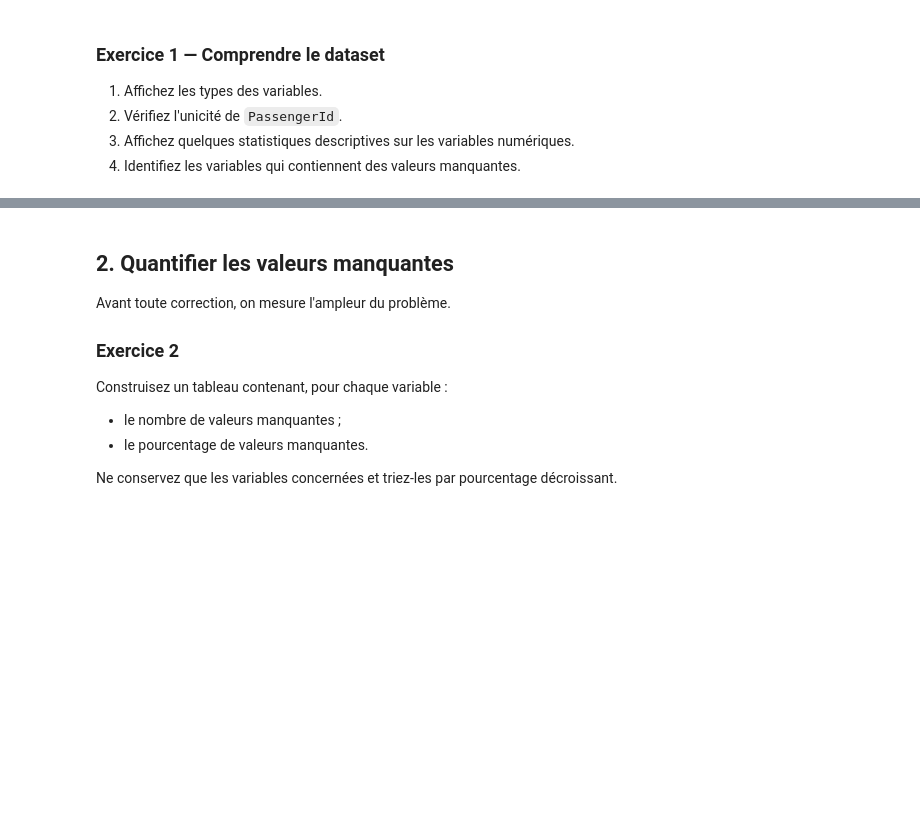
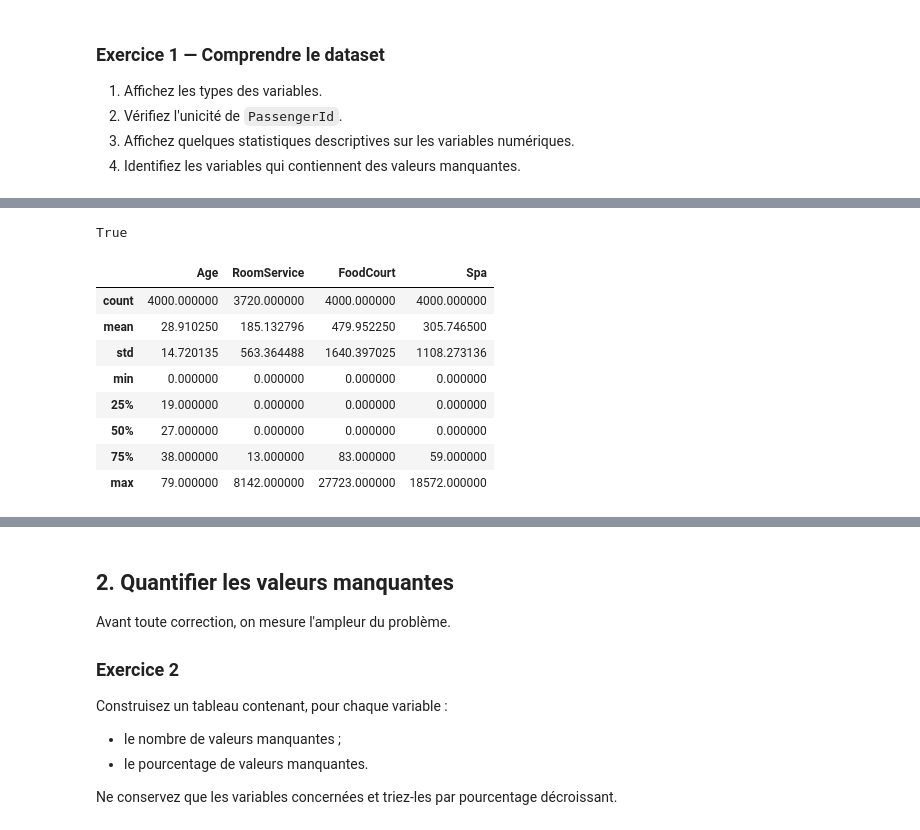
Before and after one commit to max12allin/epsi-dq-dwh-tp, a Jupyter notebook: 01_missing/notebook/01_missing.ipynb, the cells around one changed output, grey strips where cells are left out. Saved outputs shown, nothing was run; the diff lists cells and outputs as text; code cells hidden in the pictures; blank space fills up the shorter version.

```diff
--- a/01_missing/notebook/01_missing.ipynb
+++ b/01_missing/notebook/01_missing.ipynb
@@ -63,0 +85,16 @@ display(df.head())
+# %%
+df["PassengerId"].is_unique
+# %% [output]
+True
+# %%
+df.describe()
+# %% [output]
+|  | Age | RoomService | FoodCourt | Spa |
+| count | 4000.000000 | 3720.000000 | 4000.000000 | 4000.000000 |
+| mean | 28.910250 | 185.132796 | 479.952250 | 305.746500 |
+| std | 14.720135 | 563.364488 | 1640.397025 | 1108.273136 |
+| min | 0.000000 | 0.000000 | 0.000000 | 0.000000 |
+| 25% | 19.000000 | 0.000000 | 0.000000 | 0.000000 |
+| 50% | 27.000000 | 0.000000 | 0.000000 | 0.000000 |
+| 75% | 38.000000 | 13.000000 | 83.000000 | 59.000000 |
+| max | 79.000000 | 8142.000000 | 27723.000000 | 18572.000000 |
```
Also changed, not shown: parts of 35 cells of this notebook.
